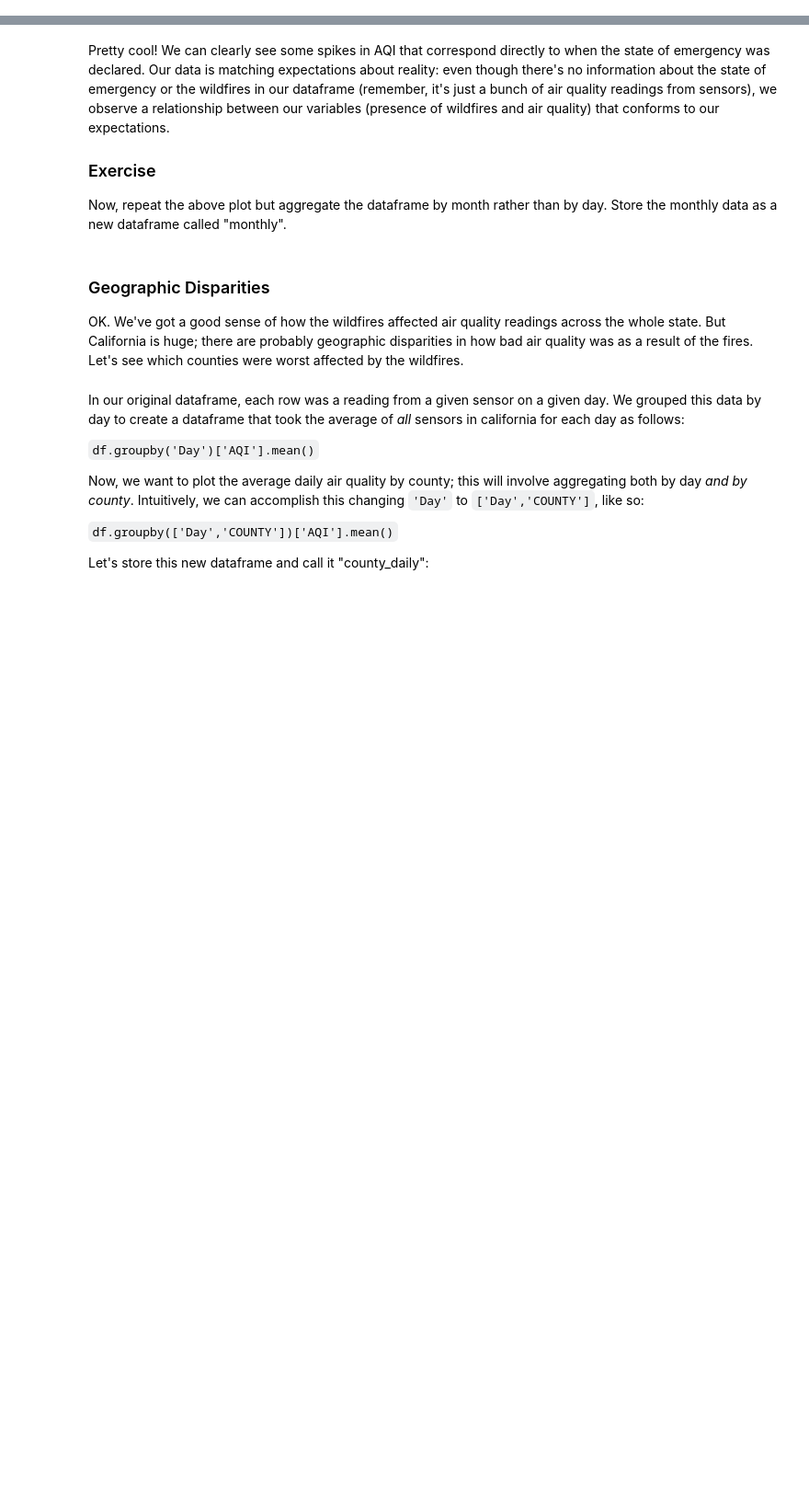
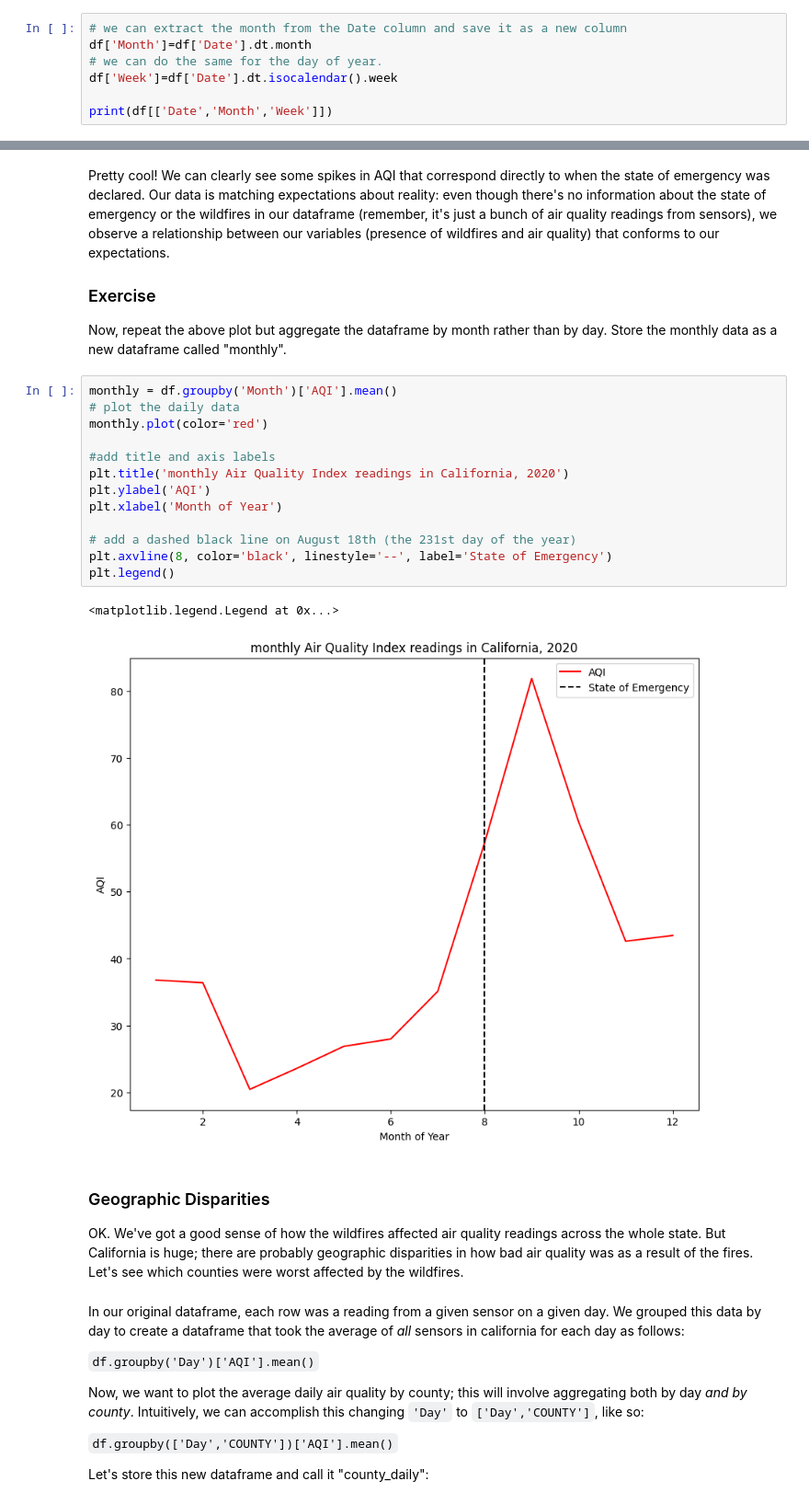
Before and after one commit to anastefan176/QM2, a Jupyter notebook: notebooks/W03. Spatial Data.ipynb, the cells around one changed output, grey strips where cells are left out. Shown at 92% size. Cells and saved outputs as stored; diff of their text form; blank space fills up the shorter version.

```diff
--- a/notebooks/W03. Spatial Data.ipynb
+++ b/notebooks/W03. Spatial Data.ipynb
@@ -121,3 +119,10 @@ When I print the new columns we've made ("Month" and "Day") next to the original
 ### Exercise
 
 [Here's](https://pandas.pydata.org/docs/reference/api/pandas.Series.dt.dayofyear.html) the documentation for the pandas function that allowed us to extract the day of year from the datetime column. Using the documentation on this page, create a new column in the dataframe that contains the week of year.
+# %%
+# we can extract the month from the Date column and save it as a new column
+df['Month']=df['Date'].dt.month
+# we can do the same for the day of year.
+df['Week']=df['Date'].dt.isocalendar().week
+
+print(df[['Date','Month','Week']])
@@ -179,6 +199,22 @@ Pretty cool! We can clearly see some spikes in AQI that correspond directly to w
 
 ### Exercise
 Now, repeat the above plot but aggregate the dataframe by month rather than by day. Store the monthly data as a new dataframe called "monthly".
+# %%
+monthly = df.groupby('Month')['AQI'].mean()
+# plot the daily data
+monthly.plot(color='red')
+
+#add title and axis labels
+plt.title('monthly Air Quality Index readings in California, 2020')
+plt.ylabel('AQI')
+plt.xlabel('Month of Year')
+
+# add a dashed black line on August 18th (the 231st day of the year)
+plt.axvline(8, color='black', linestyle='--', label='State of Emergency')
+plt.legend()
+# %% [output]
+<matplotlib.legend.Legend at 0x...>
+[figure, added]
 # %% [markdown]
 ### Geographic Disparities
 
```
Also changed, not shown: parts of 6 cells of this notebook.
